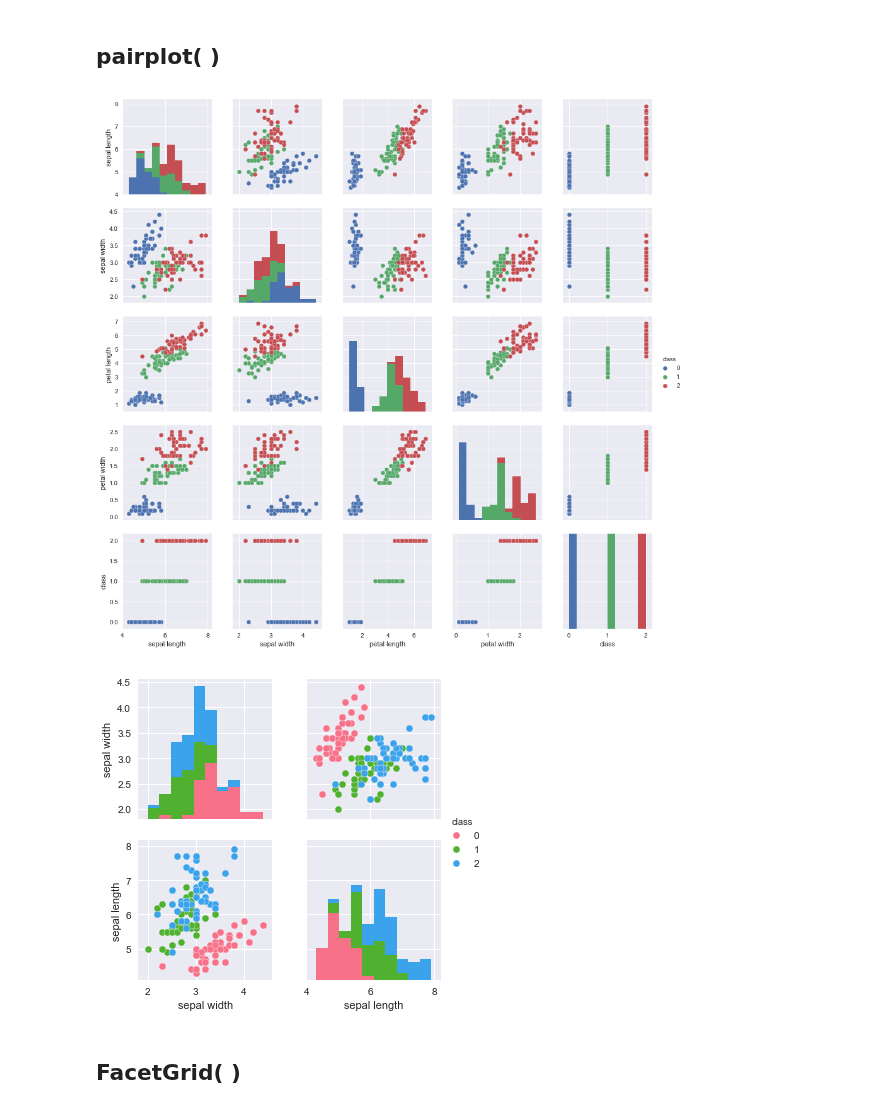
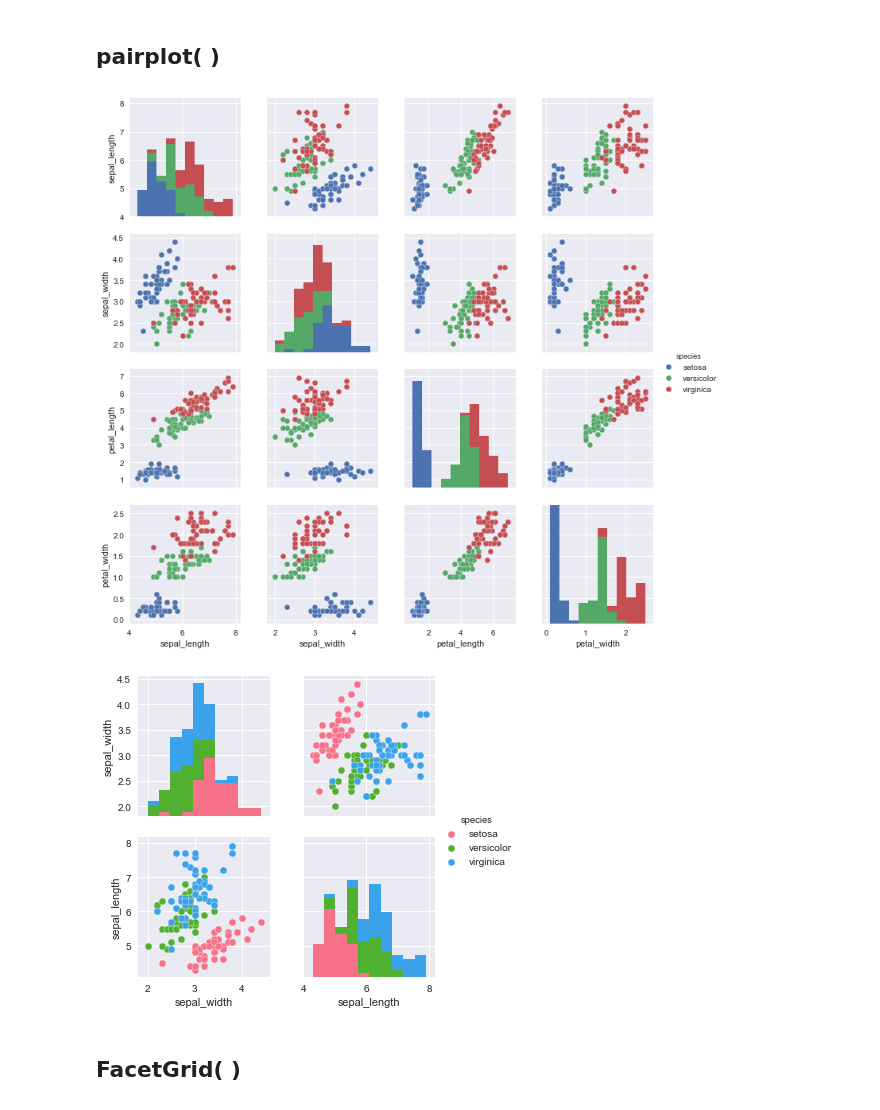
Before and after one commit to hugolu/learn-python, a Jupyter notebook: seaborn/simple-examples.ipynb, the cells around one changed output. Drawn from its saved outputs; the diff is of its cells as text; code cells hidden in the pictures.

Commit message:
remove tips dataset

```diff
--- a/seaborn/simple-examples.ipynb
+++ b/seaborn/simple-examples.ipynb
@@ -6,6 +6,9 @@ import seaborn as sns
 import numpy as np
 import pandas as pd
 from pandas import Series, DataFrame
+# %%
+iris = sns.load_dataset("iris")
+tips = sns.load_dataset('tips')
 # %% [markdown]
 ## set_style( ), set( )
 # %%
@@ -24,11 +27,5 @@ plt.show()
 [figure]
 # %% [markdown]
 ## distplot( )  kdeplot( )
-# %%
-from sklearn import datasets
-iris = datasets.load_iris()
-df_data = DataFrame(iris.data, columns=['sepal length', 'sepal width', 'petal length', 'petal width'])
-df_target = DataFrame(iris.target, columns=['class'])
-df_iris = pd.merge(df_data, df_target, right_index=True, left_index=True)
 # %%
 fig, axes = plt.subplots(1,2)
@@ -74,16 +70,16 @@ plt.show()
 # %% [markdown]
 ##  pairplot( )
 # %%
-sns.set()                        #使用默认配色
-sns.pairplot(df_iris,hue="class")   #hue 选择分类列
+sns.set() #使用默认配色
+sns.pairplot(iris,hue="species") #hue 选择分类列
 plt.show()
 # %% [output]
-[figure, old version]
+[figure, new version]
 # %%
-sns.pairplot(df_iris, vars=["sepal width", "sepal length"],hue='class',palette="husl")
+sns.pairplot(iris, vars=["sepal_width", "sepal_length"], hue='species', palette="husl")
 plt.show()
 # %% [output]
-[figure, old version]
+[figure, new version]
 # %% [markdown]
 ## FacetGrid( )
 # %%
```
Also changed, not shown: parts of 5 cells of this notebook, 1 other file.
